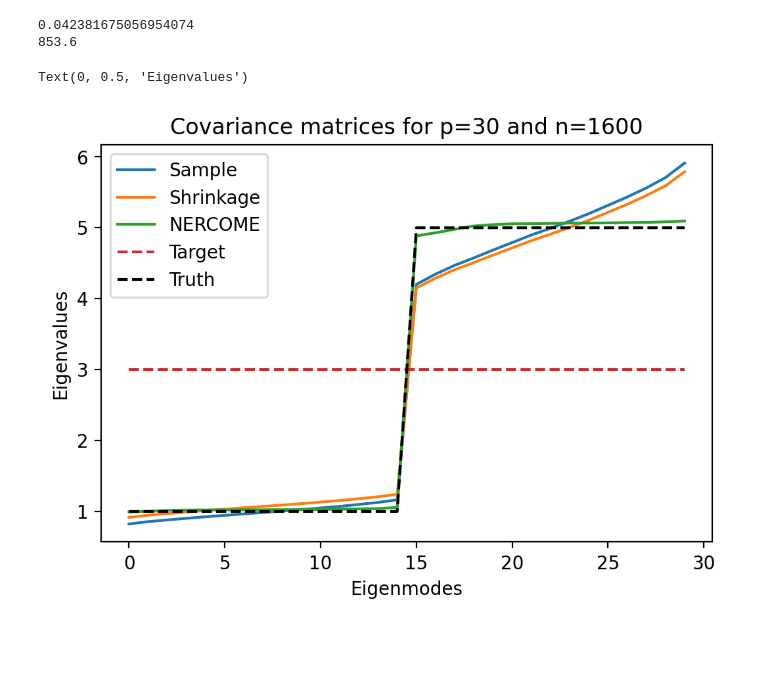
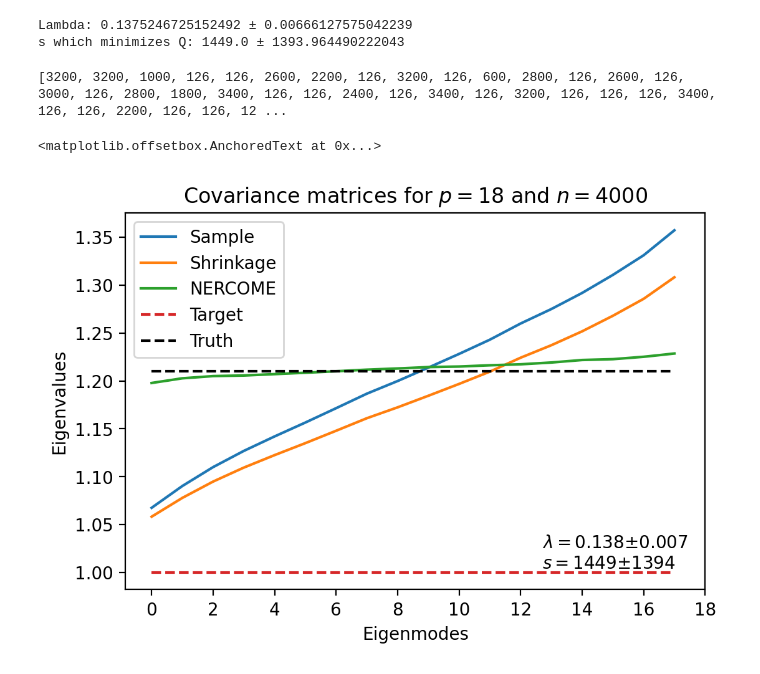
Before and after one commit to marnixlooijmans/shrinkage-estimation-toy-examples, a Jupyter notebook: notebooks/examples.ipynb, the cells around one changed output. Saved outputs shown, nothing was run; the diff lists cells and outputs as text; code cells hidden in the pictures; blank space fills up the shorter version.

```diff
--- a/notebooks/examples.ipynb
+++ b/notebooks/examples.ipynb
@@ -11,14 +12,14 @@ if module_path not in sys.path:
 from lib import NERCOME, shrinkage
 # %%
 # Parameters
-p = 30
-n = 1600
+p = 18
+n = 4000
 mean = 0
-sigmaA = 1
-sigmaB = np.sqrt(5)
+sigmaA = 1.1
+sigmaB = 1.1
 
 # Target matrix
-T = 3*np.identity(p)
+T = np.identity(p)
 
 # Build true covariance matrix
 C_true_A = np.full(p//2, sigmaA**2)
@@ -28,12 +29,12 @@ C_true = np.diag(np.concatenate((C_true_A, C_true_B)))
 evals_MC_sum = np.zeros(p)
 evals_MCS_sum = np.zeros(p)
 evals_NERCOME_sum = np.zeros(p)
-lmbda_est_sum = 0
-s_min_sum = 0
+lmbda_est_all = []
+s_min_all = []
 
 # Number of simulations
 m = 100
-for _ in range(100):
+for _ in range(m):
     # Build random matrix
     A = np.random.normal(mean, sigmaA, size=(p//2, n))
     B = np.random.normal(mean, sigmaB, size=(p-p//2, n))
@@ -53,35 +54,50 @@ for _ in range(100):
     evals_MC_sum += evals_MC
     evals_MCS_sum += evals_MCS
     evals_NERCOME_sum += evals_NERCOME
-    lmbda_est_sum += lmbda_est
-    s_min_sum += s_min
+    lmbda_est_all.append(lmbda_est)
+    s_min_all.append(s_min)
 
 evals_MC = evals_MC_sum / m
 evals_MCS = evals_MCS_sum / m
 evals_NERCOME_sum = evals_NERCOME / m
-lmbda_est = lmbda_est_sum / m
-s_min = s_min_sum / m
 
-print(lmbda_est)
-print(s_min)
+lmbda_est = np.average(lmbda_est_all)
+lmbda_est_std = np.std(lmbda_est_all)
+
+s_min = np.average(s_min_all)
+s_min_std = np.std(s_min_all)
+
+print(f"Lambda: {lmbda_est} ± {lmbda_est_std}")
+print(f"s which minimizes Q: {s_min} ± {s_min_std}")
 # %% [output]
-0.042381675056954074
-853.6
+Lambda: 0.1375246725152492 ± 0.00666127575042239
+s which minimizes Q: 1449.0 ± 1393.964490222043
+# %%
+print(s_min_all)
+# %% [output]
+[3200, 3200, 1000, 126, 126, 2600, 2200, 126, 3200, 126, 600, 2800, 126, 2600, 126, 3000, 126, 2800, 1800, 3400, 126, 126, 2400, 126, 3400, 126, 3200, 126, 126, 126, 3400, 126, 126, 2200, 126, 126, 12 ...
 # %%
 evals_T = np.linalg.eigvalsh(T)
 evals_true = np.linalg.eigvalsh(C_true)
 
 plt.figure(dpi=200)
 plt.plot(evals_MC, label="Sample")
 plt.plot(evals_MCS, label="Shrinkage")
 plt.plot(evals_NERCOME, label="NERCOME")
 plt.plot(evals_T, "--", label="Target")
 plt.plot(evals_true, "k--", label="Truth")
 plt.legend()
-plt.title(f"Covariance matrices for p={p} and n={n}")
+plt.title(fr"Covariance matrices for $p={p}$ and $n={n}$")
 plt.xlabel("Eigenmodes")
-plt.xticks(np.arange(0, 31, 5))
+plt.xticks(np.arange(0, 19, 2))
 plt.ylabel("Eigenvalues")
+
+text_box = AnchoredText(
+    fr"$\lambda = {np.round(lmbda_est, 3)} ± {np.round(lmbda_est_std, 3)}$" "\n" fr"$s = {int(np.rint(s_min))} ± {int(np.rint(s_min_std))}$",
+    frameon=False, loc=4, pad=0.5
+)
+plt.setp(text_box.patch, facecolor='white', alpha=0.5)
+plt.gca().add_artist(text_box)
 # %% [output]
-Text(0, 0.5, 'Eigenvalues')
+<matplotlib.offsetbox.AnchoredText at 0x...>
-[figure, old version]
+[figure, new version]
```
Also changed, not shown: parts of 1 cell of this notebook.
